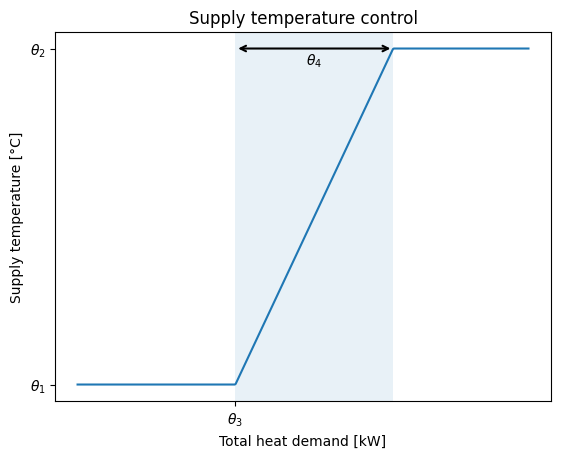
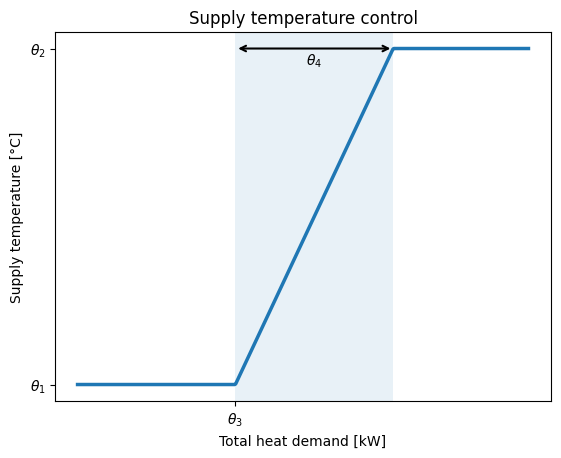
Unified diff of the notebook cell whose output changed from the first chart to the second:
--- before
+++ after
@@ -20,5 +20,5 @@
 # Plot
 plt.figure()
-plt.plot(x, T_sup)
+plt.plot(x, T_sup, lw = 2.5)
 
 plt.xlabel("Total heat demand [kW]")

Commit: thesis plots + results